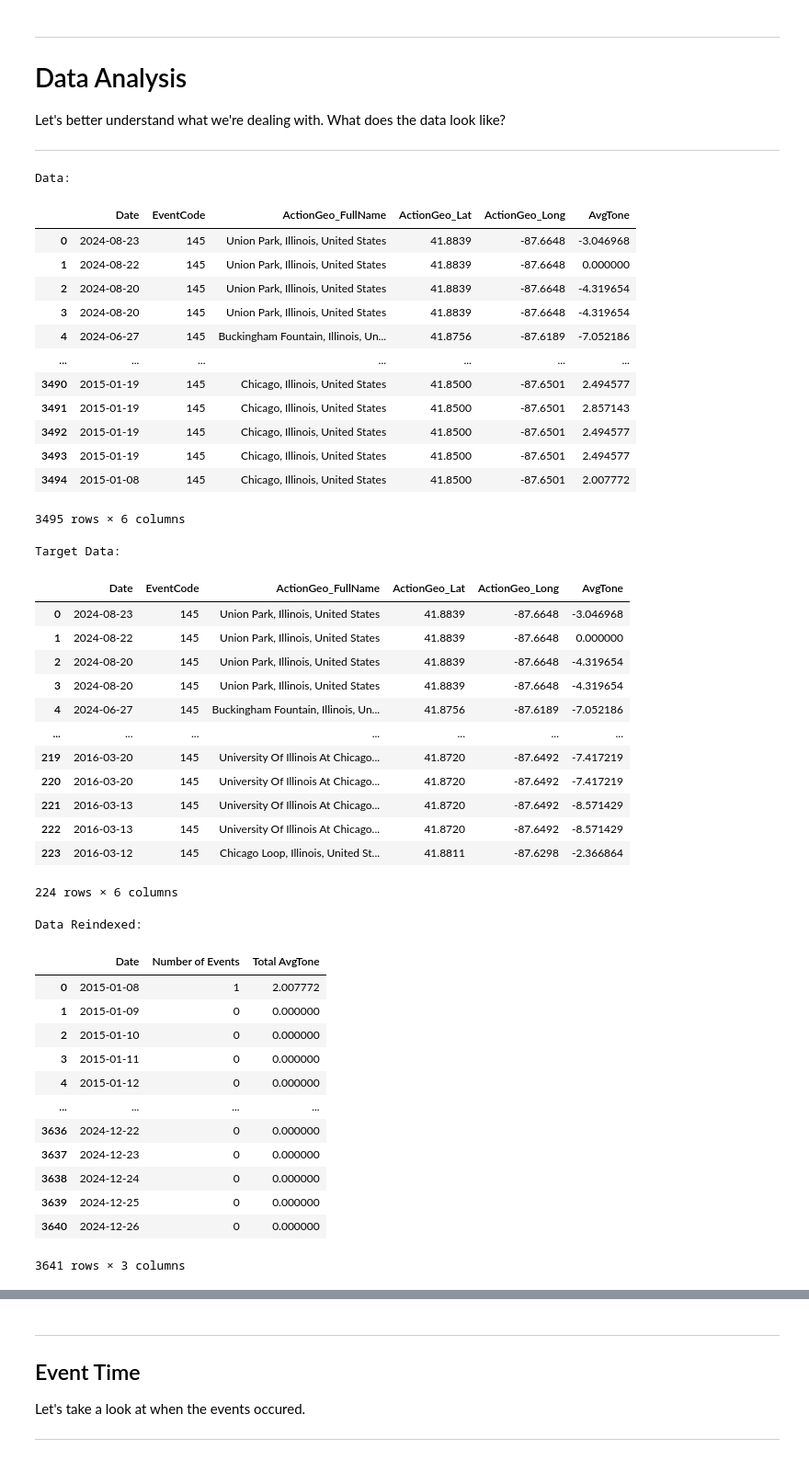
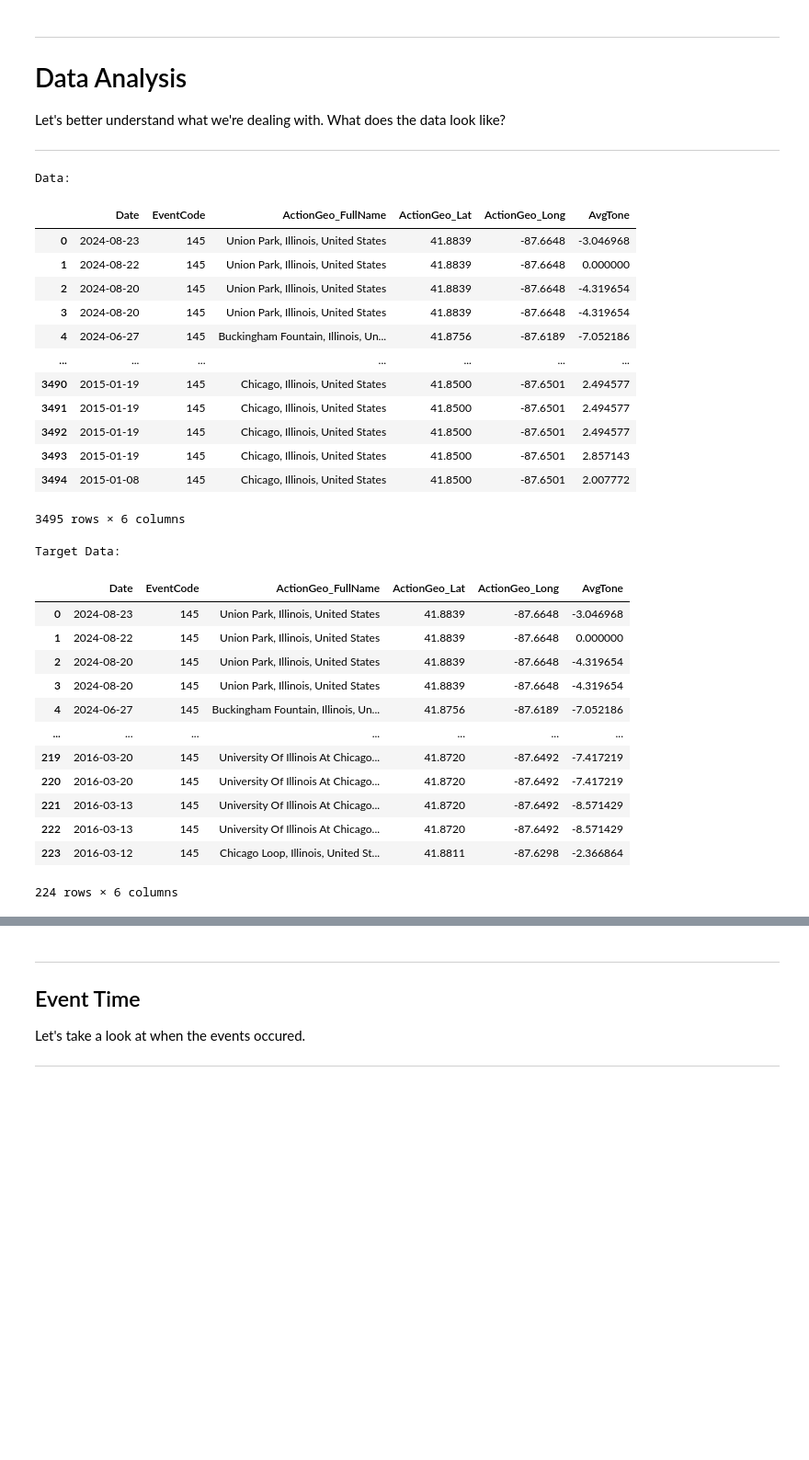
Before and after one commit to wweissbluth/civil_unrest_predictor, a Jupyter notebook: chicago_civil_unrest/5_data_analysis.ipynb, the cells around one changed output, grey strips where cells are left out. Shown at 92% size. Saved outputs shown, nothing was run; the diff lists cells and outputs as text; code cells hidden in the pictures; blank space fills up the shorter version.

```diff
--- a/chicago_civil_unrest/5_data_analysis.ipynb
+++ b/chicago_civil_unrest/5_data_analysis.ipynb
@@ -19,37 +19,29 @@ import matplotlib.colors as colors
 # %%
 # Load the data from the CSV files
 data = pd.read_csv('csv/data_cleaned.csv')
 target_data = pd.read_csv('csv/target_data.csv')
-data_reindexed = pd.read_csv('csv/data_reindexed.csv')
-target_data_reindexed = pd.read_csv('csv/target_data_reindexed.csv')
 
 
 # Display the first few rows of each dataframe to verify the data
 
 print("\nData:")
 display(data)
 
 print("Target Data:")
 display(target_data)
-
-print("\nData Reindexed:")
-display(data_reindexed)
-
-print("\nTarget Data Reindexed:")
-display(target_data_reindexed)
 # %% [output]
 Data:
 |  | Date | EventCode | ActionGeo_FullName | ActionGeo_Lat | ActionGeo_Long | AvgTone |
 | 0 | 2024-08-23 | 145 | Union Park, Illinois, United States | 41.8839 | -87.6648 | -3.046968 |
 | 1 | 2024-08-22 | 145 | Union Park, Illinois, United States | 41.8839 | -87.6648 | 0.000000 |
 | 2 | 2024-08-20 | 145 | Union Park, Illinois, United States | 41.8839 | -87.6648 | -4.319654 |
 | 3 | 2024-08-20 | 145 | Union Park, Illinois, United States | 41.8839 | -87.6648 | -4.319654 |
 | 4 | 2024-06-27 | 145 | Buckingham Fountain, Illinois, Un... | 41.8756 | -87.6189 | -7.052186 |
 | ... | ... | ... | ... | ... | ... | ... |
 | 3490 | 2015-01-19 | 145 | Chicago, Illinois, United States | 41.8500 | -87.6501 | 2.494577 |
-| 3491 | 2015-01-19 | 145 | Chicago, Illinois, United States | 41.8500 | -87.6501 | 2.857143 |
+| 3491 | 2015-01-19 | 145 | Chicago, Illinois, United States | 41.8500 | -87.6501 | 2.494577 |
 | 3492 | 2015-01-19 | 145 | Chicago, Illinois, United States | 41.8500 | -87.6501 | 2.494577 |
-| 3493 | 2015-01-19 | 145 | Chicago, Illinois, United States | 41.8500 | -87.6501 | 2.494577 |
+| 3493 | 2015-01-19 | 145 | Chicago, Illinois, United States | 41.8500 | -87.6501 | 2.857143 |
 | 3494 | 2015-01-08 | 145 | Chicago, Illinois, United States | 41.8500 | -87.6501 | 2.007772 |
 3495 rows × 6 columns
 Target Data:
@@ -66,17 +58,3 @@ Target Data:
 | 222 | 2016-03-13 | 145 | University Of Illinois At Chicago... | 41.8720 | -87.6492 | -8.571429 |
 | 223 | 2016-03-12 | 145 | Chicago Loop, Illinois, United St... | 41.8811 | -87.6298 | -2.366864 |
 224 rows × 6 columns
-Data Reindexed:
-|  | Date | Number of Events | Total AvgTone |
-| 0 | 2015-01-08 | 1 | 2.007772 |
-| 1 | 2015-01-09 | 0 | 0.000000 |
-| 2 | 2015-01-10 | 0 | 0.000000 |
-| 3 | 2015-01-11 | 0 | 0.000000 |
-| 4 | 2015-01-12 | 0 | 0.000000 |
-| ... | ... | ... | ... |
-| 3636 | 2024-12-22 | 0 | 0.000000 |
-| 3637 | 2024-12-23 | 0 | 0.000000 |
-| 3638 | 2024-12-24 | 0 | 0.000000 |
-| 3639 | 2024-12-25 | 0 | 0.000000 |
-| 3640 | 2024-12-26 | 0 | 0.000000 |
-3641 rows × 3 columns
```
Also changed, not shown: parts of 16 cells of this notebook, 10 other files.
